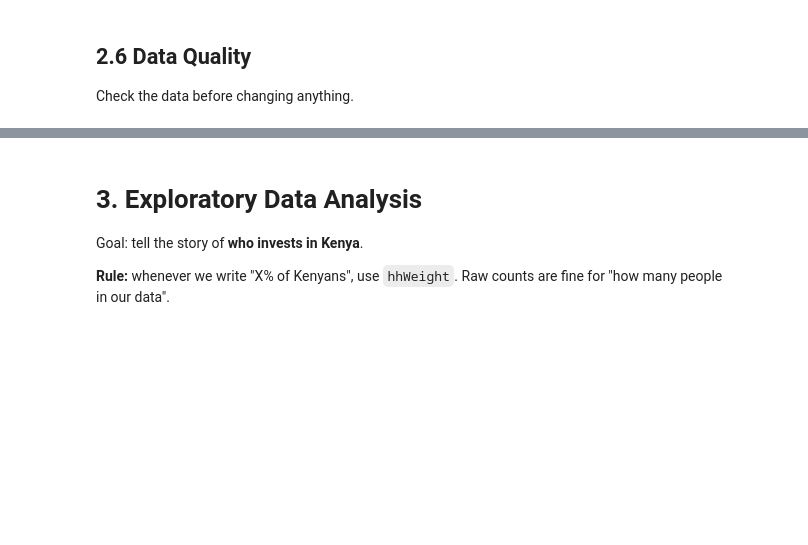
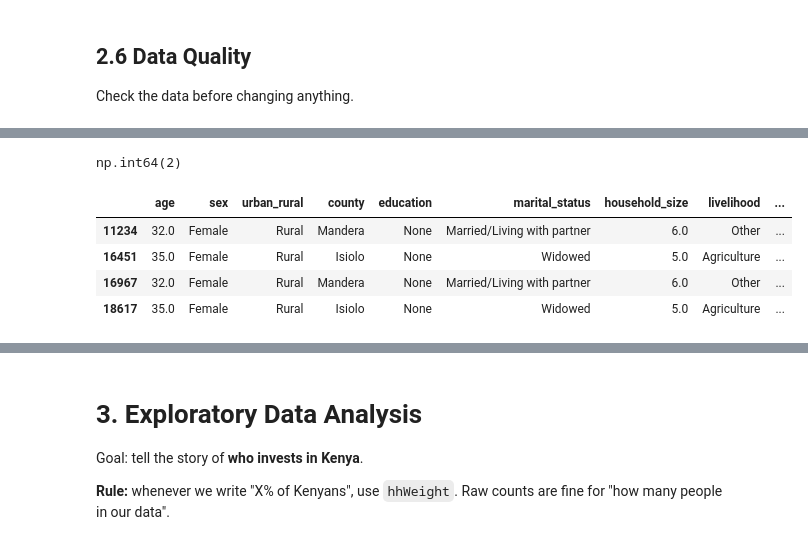
Before and after one commit to cyrus1557/investment-readiness-capstone-project, a Jupyter notebook: index.ipynb, the cells around one changed output, grey strips where cells are left out. Drawn from its saved outputs; the diff is of its cells as text; code cells hidden in the pictures; blank space fills up the shorter version.

```diff
--- a/index.ipynb
+++ b/index.ipynb
@@ -226,0 +249,29 @@ Define the column lists from the table in 2.1, so the rest of the notebook can u
+# %%
+#What we want to predict
+TARGET   = "invests"
+
+#Survey weight
+WEIGHT   = "weight"
+
+#Model inputs
+FEATURES = [
+    "age", "sex", "urban_rural", "county", "education", "marital_status",
+    "household_size", "livelihood", "monthly_income", "has_id",
+    "mobile_money", "literacy_score"
+]
+
+#Investment options to suggest to users
+OPTIONS  = ["shares_bonds", "funds_mmf", "sacco", "pension", "chama", "savings"]
+
+
+EDA_ONLY = ["wealth_quintile"]
+
+#Check if every column in df belongs to one of our groups
+expected_columns = set(FEATURES + [TARGET, WEIGHT] + OPTIONS + EDA_ONLY)
+assert expected_columns == set(df.columns), "Column mismatch! Check your column lists."
+
+#Check 2; ensuring that nothing that gives away the answer is in FEATURES
+not_allowed = set(OPTIONS + [WEIGHT, TARGET] + EDA_ONLY)
+assert not not_allowed & set(FEATURES), "A column that must NOT be a model input is in FEATURES!"
+
+print("All columns successfully grouped and verified!")
@@ -233,0 +338,9 @@ Define the column lists from the table in 2.1, so the rest of the notebook can u
+# %%
+#the % of those who invest using hhWeight (weighted % of Kenyan adults)
+
+#Convert target to binary (1 for Usage, 0 for Non-usage)
+df['target_binary'] = (df[TARGET] == 'Usage').astype(int)
+weighted_investors = df.groupby('target_binary')[WEIGHT].sum()
+weighted_pcts = (weighted_investors / weighted_investors.sum()) * 100
+print("\n--- Weighted Percentage of Kenyan Adults ---")
+print(weighted_pcts)
@@ -239,3 +391,5 @@ Check the data before changing anything.
 # %%
-# TODO: % missing in every column (sorted, highest first)
-# TODO: Check for duplicate rows
+#Check for duplicate rows
+df.duplicated().sum()
+# %% [output]
+np.int64(2)
@@ -244,0 +396,10 @@ Check the data before changing anything.
+# %%
+#To show the rows that are duplicated
+duplicates = df[df.duplicated(keep=False)]
+display(duplicates)
+# %% [output]
+|  | age | sex | urban_rural | county | education | marital_status | household_size | livelihood | ... |
+| 11234 | 32.0 | Female | Rural | Mandera | None | Married/Living with partner | 6.0 | Other | ... |
+| 16451 | 35.0 | Female | Rural | Isiolo | None | Widowed | 5.0 | Agriculture | ... |
+| 16967 | 32.0 | Female | Rural | Mandera | None | Married/Living with partner | 6.0 | Other | ... |
+| 18617 | 35.0 | Female | Rural | Isiolo | None | Widowed | 5.0 | Agriculture | ... |
```
Also changed, not shown: parts of 23 cells of this notebook.
